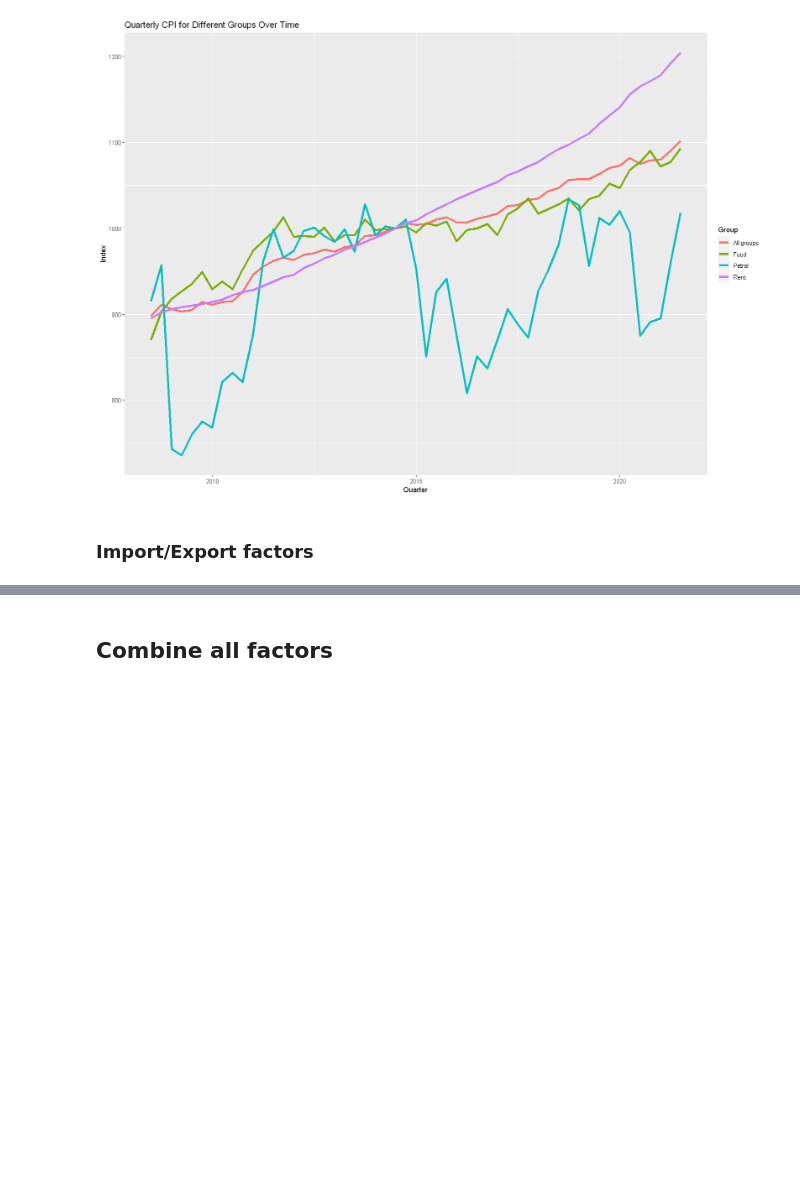
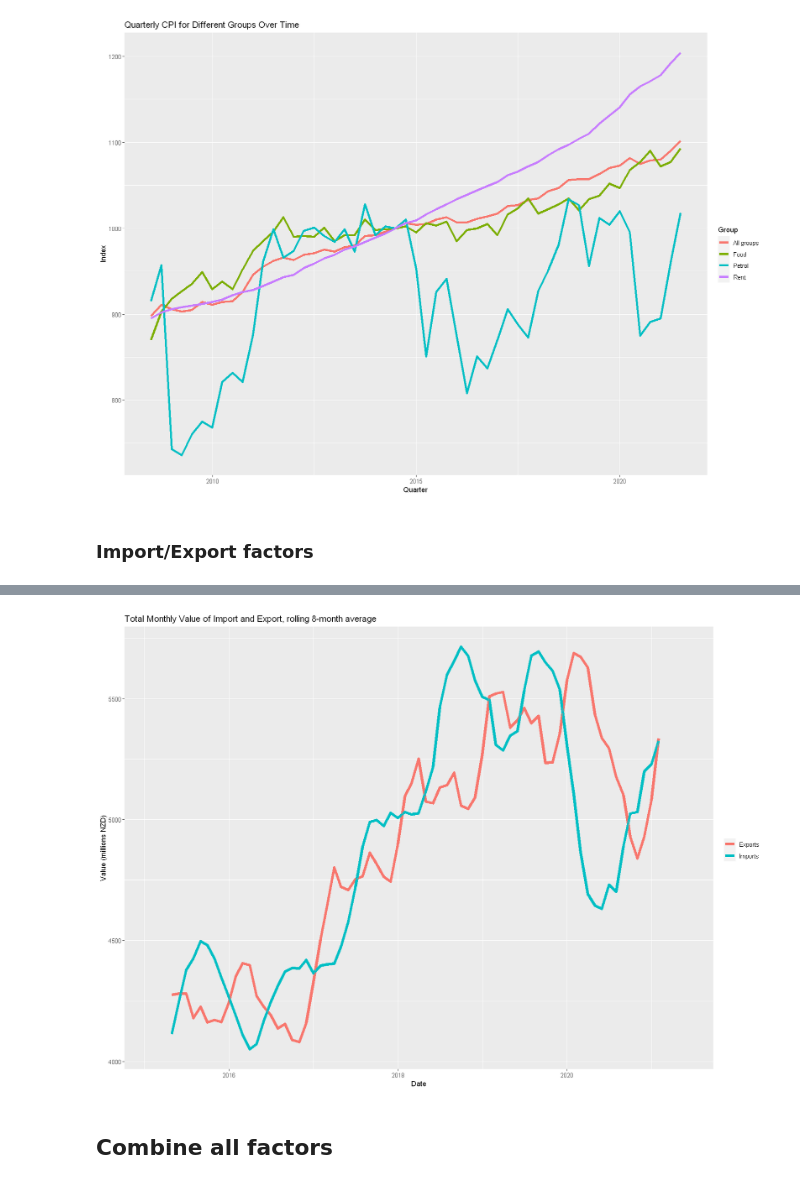
Before and after one commit to oscar-toohey/DATA201-group-project, a Jupyter notebook: Notebook_Final.ipynb, the cells around one changed output, grey strips where cells are left out. Drawn from its saved outputs; the diff is of its cells as text; code cells hidden in the pictures; blank space fills up the shorter version.

Commit message:
Add export graph - not processed

```diff
--- a/Notebook_Final.ipynb
+++ b/Notebook_Final.ipynb
@@ -332,3 +327,6 @@ position_identity
 [figure]
 # %% [markdown]
 ### Import/Export factors
+# %%
+os_c_df <- read_csv("data/Overseas_Cargo_dataset.csv")
+os_c_df %>% glimpse()
@@ -334,0 +366,14 @@ position_identity
+# %%
+trade_df <- os_c_df %>%
+    filter(
+        Label2 == "Total All Cargo",
+        Status == "F"
+    ) %>%
+    select(Period, Label1, Measure, Value) %>%
+    mutate(Measure = ifelse(Measure != "Gross weight value", "NZD_Value_mil", "Gross_Weight_kt"),
+           Value = Value / 1000) %>%
+    spread(key=Measure, value=Value) %>%
+    rename(Trade = Label1) %>%
+    arrange(Period, Trade)
+
+trade_df %>% head()
@@ -334,0 +390,7 @@ position_identity
+# %%
+ImpExp_Value_df <- trade_df %>%
+    select(Period, Trade, NZD_Value_mil) %>%
+    spread(key=Trade, value=NZD_Value_mil) %>%
+    arrange(Period)
+
+ImpExp_Value_df %>% head()
@@ -334,0 +407,11 @@ position_identity
+# %%
+ImpExp_plot <- ImpExp_Value_df %>% filter(Period > "2015-01-01") %>%
+    gather(key=trade, value=value, -Period) %>%
+    group_by(trade) %>%
+    mutate(RA_Value = rollmean(value, k=8, fill=NA)) %>%
+    ggplot(mapping = aes(x = Period, y = RA_Value, colour = trade)) + geom_line(lwd=2) +
+    ggtitle("Total Monthly Value of Import and Export, rolling 8-month average") +
+    ylab("Value (millions NZD)") + xlab("Date") + theme(legend.title = element_blank()) +
+    geom_line()
+ImpExp_plot
+# %% [output]
@@ -335,3 +422,4 @@ position_identity
+[figure, added]
 # %% [markdown]
 ## Combine all factors
 # %%
```
Also changed, not shown: parts of 7 cells of this notebook.
